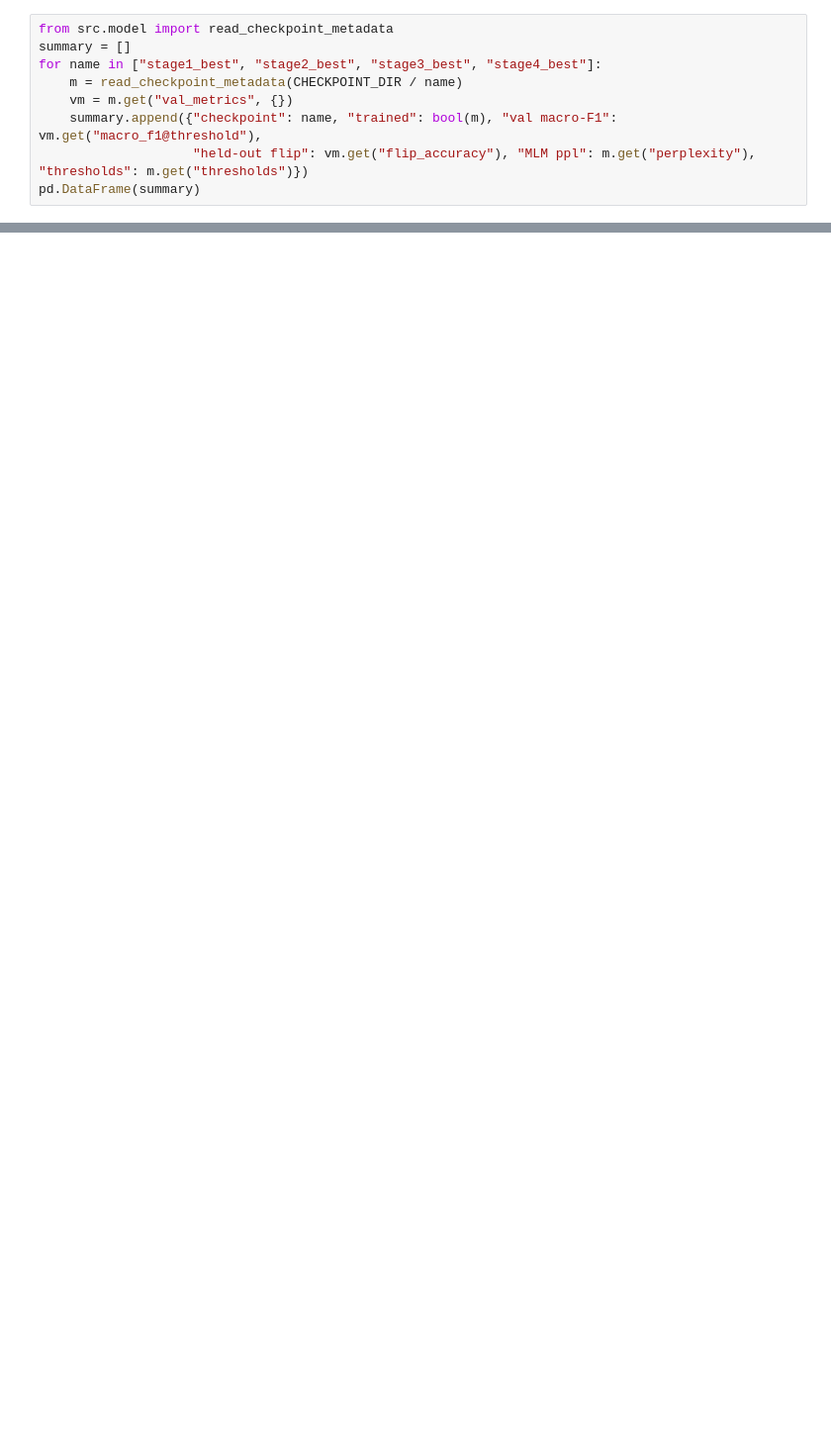
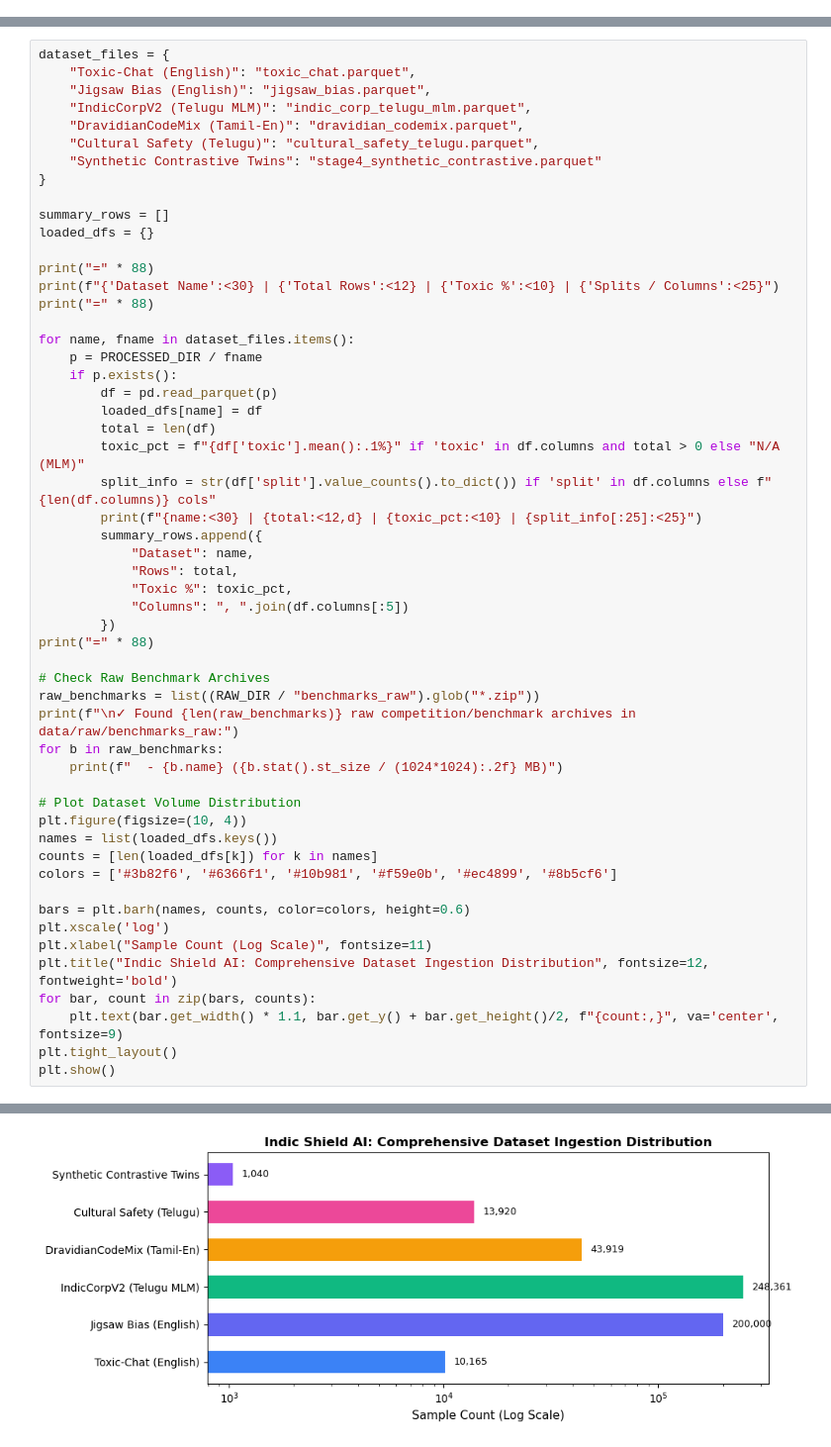
Before and after one commit to RathanPaida/Context_Aware_Toxicity_Classifier_telugu, a Jupyter notebook: Indic_Shield_AI_Complete_Pipeline.ipynb, the cells around one changed output, grey strips where cells are left out. Shown at 99% size. Cells and saved outputs as stored; diff of their text form; blank space fills up the shorter version.

```diff
--- a/Indic_Shield_AI_Complete_Pipeline.ipynb
+++ b/Indic_Shield_AI_Complete_Pipeline.ipynb
@@ -73,9 +0,0 @@ Each checkpoint's `metadata.json` stores its data, tuned thresholds and validati
-# %%
-from src.model import read_checkpoint_metadata
-summary = []
-for name in ["stage1_best", "stage2_best", "stage3_best", "stage4_best"]:
-    m = read_checkpoint_metadata(CHECKPOINT_DIR / name)
-    vm = m.get("val_metrics", {})
-    summary.append({"checkpoint": name, "trained": bool(m), "val macro-F1": vm.get("macro_f1@threshold"),
-                    "held-out flip": vm.get("flip_accuracy"), "MLM ppl": m.get("perplexity"), "thresholds": m.get("thresholds")})
-pd.DataFrame(summary)
@@ -137,0 +234,55 @@ if pipe.ready:
+# %%
+dataset_files = {
+    "Toxic-Chat (English)": "toxic_chat.parquet",
+    "Jigsaw Bias (English)": "jigsaw_bias.parquet",
+    "IndicCorpV2 (Telugu MLM)": "indic_corp_telugu_mlm.parquet",
+    "DravidianCodeMix (Tamil-En)": "dravidian_codemix.parquet",
+    "Cultural Safety (Telugu)": "cultural_safety_telugu.parquet",
+    "Synthetic Contrastive Twins": "stage4_synthetic_contrastive.parquet"
+}
+
+summary_rows = []
+loaded_dfs = {}
+
+print("=" * 88)
+print(f"{'Dataset Name':<30} | {'Total Rows':<12} | {'Toxic %':<10} | {'Splits / Columns':<25}")
+print("=" * 88)
+
+for name, fname in dataset_files.items():
+    p = PROCESSED_DIR / fname
+    if p.exists():
+        df = pd.read_parquet(p)
+        loaded_dfs[name] = df
+        total = len(df)
+        toxic_pct = f"{df['toxic'].mean():.1%}" if 'toxic' in df.columns and total > 0 else "N/A (MLM)"
+        split_info = str(df['split'].value_counts().to_dict()) if 'split' in df.columns else f"{len(df.columns)} cols"
+        print(f"{name:<30} | {total:<12,d} | {toxic_pct:<10} | {split_info[:25]:<25}")
+        summary_rows.append({
+            "Dataset": name,
+            "Rows": total,
+            "Toxic %": toxic_pct,
+            "Columns": ", ".join(df.columns[:5])
+        })
+print("=" * 88)
+
+# Check Raw Benchmark Archives
+raw_benchmarks = list((RAW_DIR / "benchmarks_raw").glob("*.zip"))
+print(f"\n✓ Found {len(raw_benchmarks)} raw competition/benchmark archives in data/raw/benchmarks_raw:")
+for b in raw_benchmarks:
+    print(f"  - {b.name} ({b.stat().st_size / (1024*1024):.2f} MB)")
+
+# Plot Dataset Volume Distribution
+plt.figure(figsize=(10, 4))
+names = list(loaded_dfs.keys())
+counts = [len(loaded_dfs[k]) for k in names]
+colors = ['#3b82f6', '#6366f1', '#10b981', '#f59e0b', '#ec4899', '#8b5cf6']
+
+bars = plt.barh(names, counts, color=colors, height=0.6)
+plt.xscale('log')
+plt.xlabel("Sample Count (Log Scale)", fontsize=11)
+plt.title("Indic Shield AI: Comprehensive Dataset Ingestion Distribution", fontsize=12, fontweight='bold')
+for bar, count in zip(bars, counts):
+    plt.text(bar.get_width() * 1.1, bar.get_y() + bar.get_height()/2, f"{count:,}", va='center', fontsize=9)
+plt.tight_layout()
+plt.show()
+# %% [output]
@@ -137,0 +307 @@ if pipe.ready:
+[figure, added]
```
Also changed, not shown: parts of 38 cells of this notebook, 31 other files.
